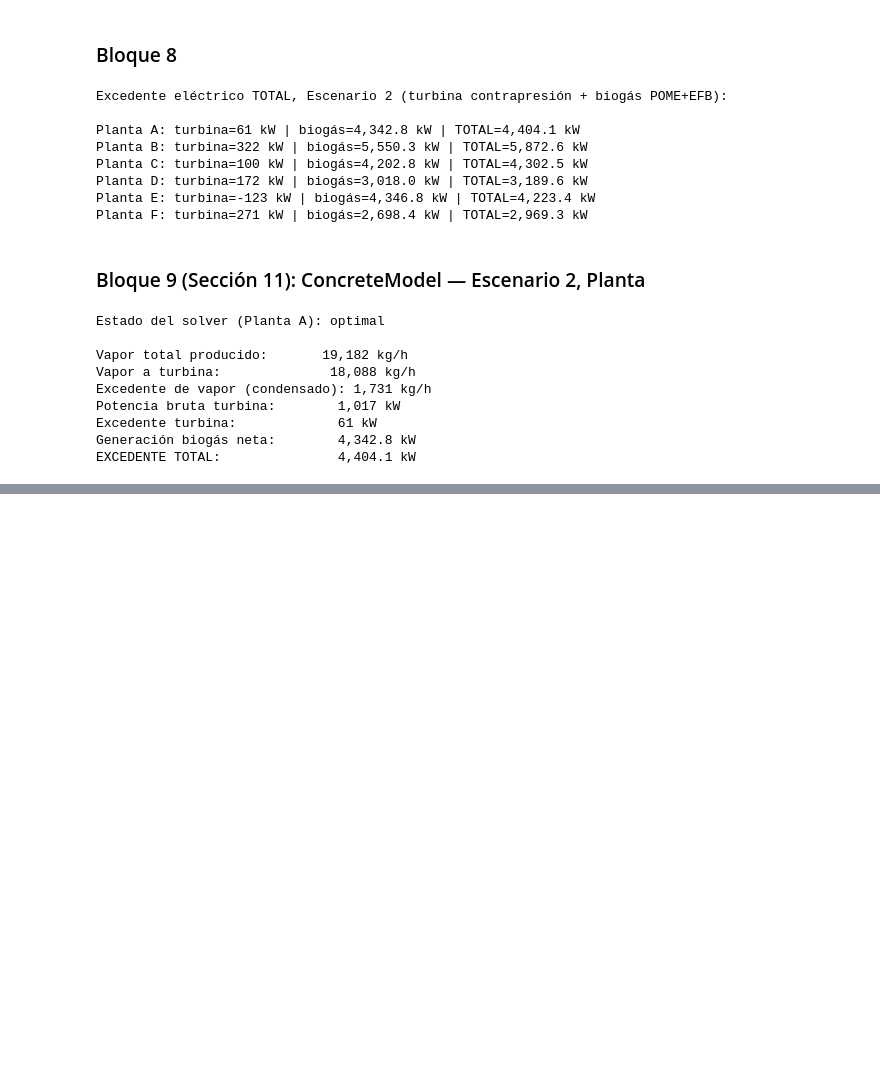
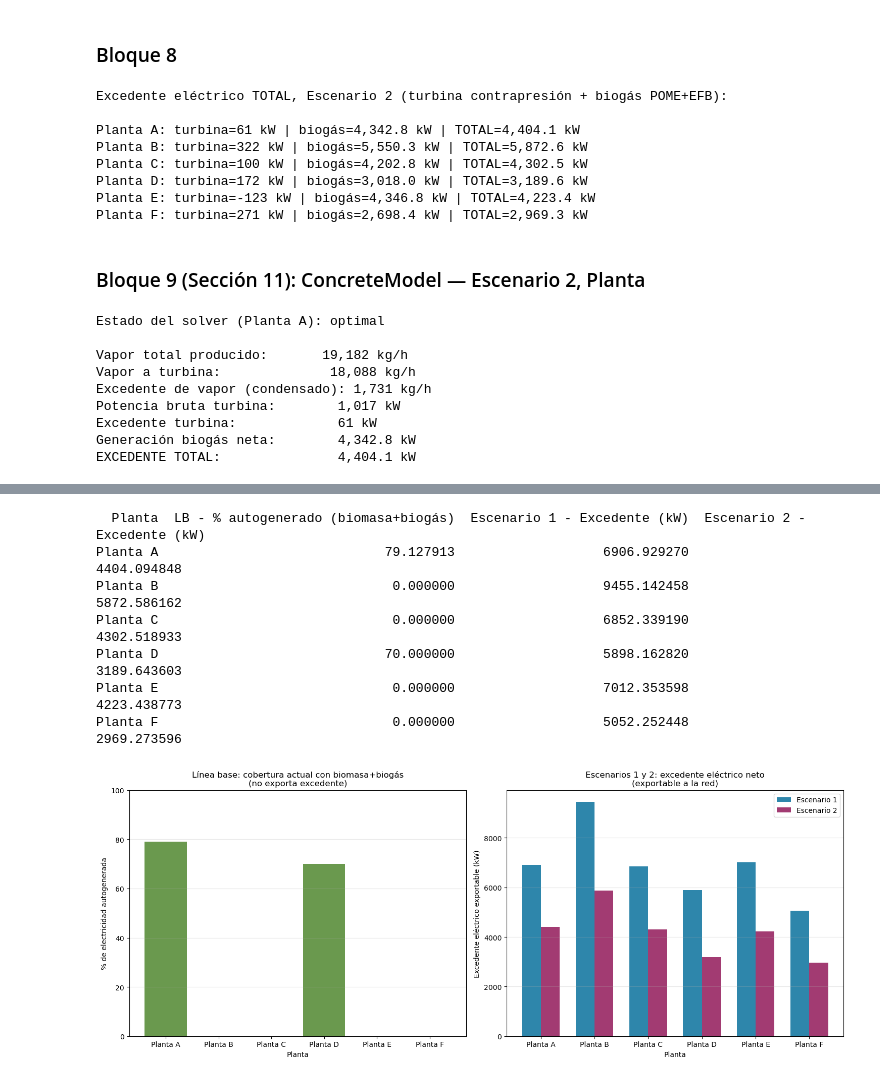
Before and after one commit to juncal0/valorizacion-biomasa-palma, a Jupyter notebook: 01_limpieza_datos_capex_emisiones_social_1.ipynb, the cells around one changed output, grey strips where cells are left out. Drawn from its saved outputs; the diff is of its cells as text; code cells hidden in the pictures; blank space fills up the shorter version.

```diff
--- a/01_limpieza_datos_capex_emisiones_social_1.ipynb
+++ b/01_limpieza_datos_capex_emisiones_social_1.ipynb
@@ -1931,0 +2040,62 @@ EXCEDENTE TOTAL:               4,404.1 kW
+# %%
+# ==========================================================
+# Sección 12 - Comparación de escenarios (actualizado con línea base)
+# Línea base: % de electricidad autogenerada con biomasa+biogás (métrica
+# distinta al excedente, ya que hoy no exporta nada a la red)
+# Escenarios 1 y 2: excedente eléctrico neto exportable (kW)
+# ==========================================================
+# --- Línea base: % autogenerado (de Sección 8.1, df_fuente_electrica_LB) ---
+df_fuente_electrica_LB['Pct_autogenerado'] = 100 * (
+    df_fuente_electrica_LB['Electricidad_biomasa_kWh_ano'] + df_fuente_electrica_LB['Electricidad_biogas_kWh_ano']
+) / df_fuente_electrica_LB['Consumo_electrico_total_kWh_ano']
+
+pct_autogenerado_LB = dict(zip(df_fuente_electrica_LB['Planta'], df_fuente_electrica_LB['Pct_autogenerado']))
+
+# --- Tabla consolidada ---
+df_comparacion = pd.DataFrame({
+    'Planta': plantas,
+    'LB - % autogenerado (biomasa+biogás)': [pct_autogenerado_LB[p] for p in plantas],
+    'Escenario 1 - Excedente (kW)': [excedente_esc1[p] for p in plantas],
+    'Escenario 2 - Excedente (kW)': [excedente_esc2[p] for p in plantas],
+})
+print(df_comparacion.to_string(index=False))
+df_comparacion.to_csv('comparacion_3_escenarios.csv', index=False)
+
+# --- Gráfico de dos paneles ---
+fig, (ax1, ax2) = plt.subplots(1, 2, figsize=(15, 6))
+x = np.arange(len(plantas))
+ancho = 0.35
+
+# Panel izquierdo: línea base, % autogenerado
+ax1.bar(x, df_comparacion['LB - % autogenerado (biomasa+biogás)'], color='#6A994E')
+ax1.set_xlabel('Planta')
+ax1.set_ylabel('% de electricidad autogenerada')
+ax1.set_title('Línea base: cobertura actual con biomasa+biogás\n(no exporta excedente)')
+ax1.set_xticks(x)
+ax1.set_xticklabels(plantas)
+ax1.set_ylim(0, 100)
+ax1.grid(axis='y', alpha=0.3)
+
+# Panel derecho: Escenarios 1 y 2, excedente kW (el gráfico que ya validamos)
+ax2.bar(x - ancho/2, df_comparacion['Escenario 1 - Excedente (kW)'], ancho, label='Escenario 1', color='#2E86AB')
+ax2.bar(x + ancho/2, df_comparacion['Escenario 2 - Excedente (kW)'], ancho, label='Escenario 2', color='#A23B72')
+ax2.set_xlabel('Planta')
+ax2.set_ylabel('Excedente eléctrico exportable (kW)')
+ax2.set_title('Escenarios 1 y 2: excedente eléctrico neto\n(exportable a la red)')
+ax2.set_xticks(x)
+ax2.set_xticklabels(plantas)
+ax2.legend()
+ax2.grid(axis='y', alpha=0.3)
+
+plt.tight_layout()
+plt.savefig('comparacion_3_escenarios.png', dpi=150)
+plt.show()
+# %% [output]
+  Planta  LB - % autogenerado (biomasa+biogás)  Escenario 1 - Excedente (kW)  Escenario 2 - Excedente (kW)
+Planta A                             79.127913                   6906.929270                   4404.094848
+Planta B                              0.000000                   9455.142458                   5872.586162
+Planta C                              0.000000                   6852.339190                   4302.518933
+Planta D                             70.000000                   5898.162820                   3189.643603
+Planta E                              0.000000                   7012.353598                   4223.438773
+Planta F                              0.000000                   5052.252448                   2969.273596
+[figure, added]
```
Also changed, not shown: parts of 4 cells of this notebook, 5 other files.
